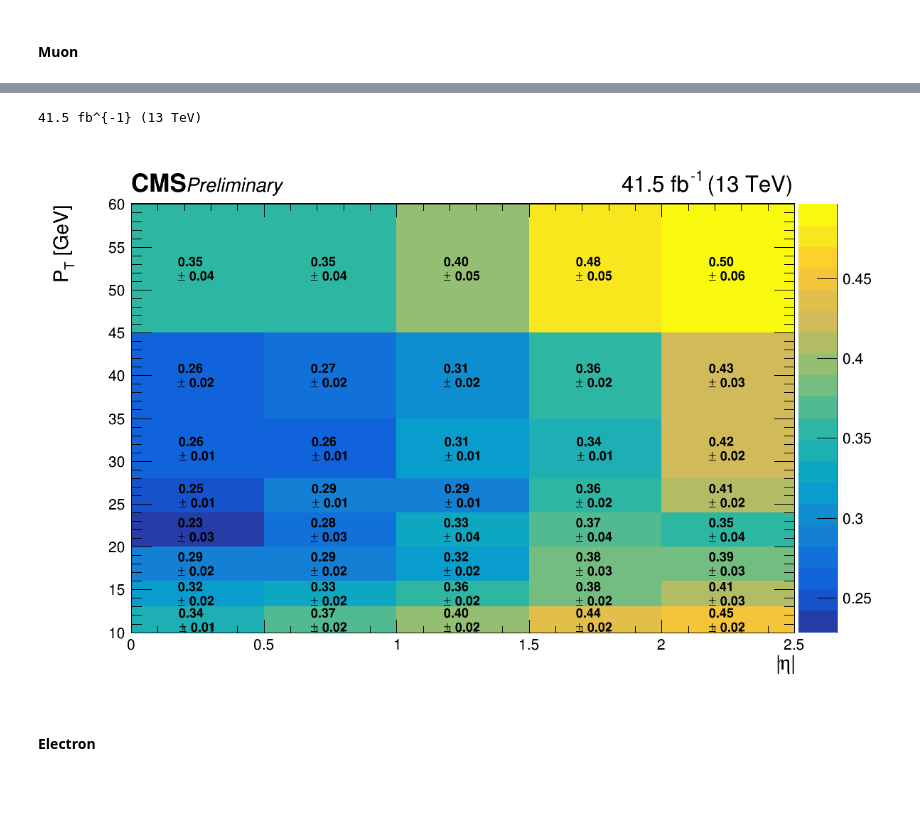
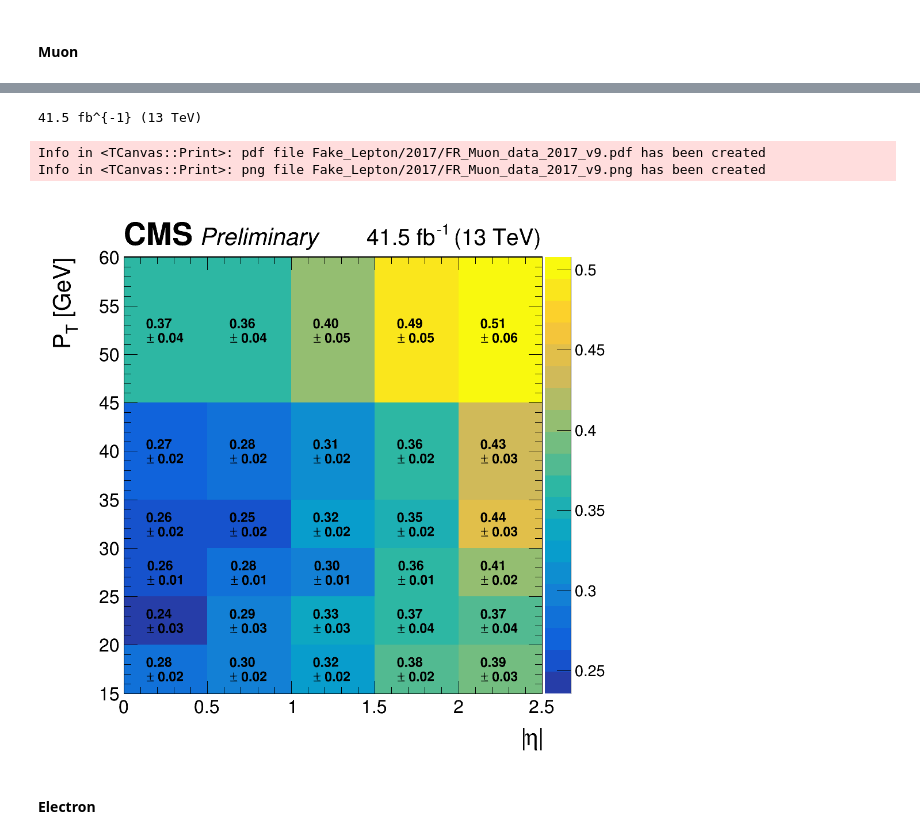
Before and after one commit to Senphy/nanoAOD-WVG, a Jupyter notebook: plot/FakeLepton_uproot_2017.ipynb, the cells around one changed output, grey strips where cells are left out. Saved outputs shown, nothing was run; the diff lists cells and outputs as text; code cells hidden in the pictures; blank space fills up the shorter version.

Commit message:
Update Plot

```diff
--- a/plot/FakeLepton_uproot_2017.ipynb
+++ b/plot/FakeLepton_uproot_2017.ipynb
@@ -1146,14 +1174,14 @@ def AddHist_FR_Mu(file, h_nume_mu, h_deno_mu, isAdd, isData, lumi_Mu8, lumi_Mu17
 # ylow = 25
 # yup = 50
 
-ybins = [10, 13, 16, 20, 24, 28, 35, 45, 60]
+ybins = [15, 20, 25, 30, 35, 45, 60]
 xbins = [.0, 0.5, 1.0, 1.5, 2.0, 2.5]
 
 from array import array
-h_deno_mu = ROOT.TH2D("","", 5, array('d',xbins), 8, array('d',ybins))
+h_deno_mu = ROOT.TH2D("","", len(xbins)-1, array('d',xbins), len(ybins)-1, array('d',ybins))
 h_deno_mu.StatOverflows(1)
 h_deno_mu.Sumw2()
-h_nume_mu = ROOT.TH2D("","", 5, array('d',xbins), 8, array('d',ybins))
+h_nume_mu = ROOT.TH2D("","", len(xbins)-1, array('d',xbins), len(ybins)-1, array('d',ybins))
 h_nume_mu.StatOverflows(1)
 h_nume_mu.Sumw2()
 
@@ -1162,18 +1190,18 @@ h_nume_mu.Sumw2()
 # AddDATA(file_DATA, h_nume_mu, h_deno_mu)
 
 file_list_Mu = [
-    '/eos/user/s/sdeng/WZG_analysis/fake_lepton_template/2017/DoubleMuon_Run2017C_0000.root',
-    '/eos/user/s/sdeng/WZG_analysis/fake_lepton_template/2017/DoubleMuon_Run2017D_0000.root',
-    '/eos/user/s/sdeng/WZG_analysis/fake_lepton_template/2017/DoubleMuon_Run2017E_0000.root',
-    '/eos/user/s/sdeng/WZG_analysis/fake_lepton_template/2017/DoubleMuon_Run2017F_0000.root',
+    '/eos/user/s/sdeng/WZG_analysis/fake_lepton_template/CR/2017/DoubleMuon_Run2017C_0000.root',
+    '/eos/user/s/sdeng/WZG_analysis/fake_lepton_template/CR/2017/DoubleMuon_Run2017D_0000.root',
+    '/eos/user/s/sdeng/WZG_analysis/fake_lepton_template/CR/2017/DoubleMuon_Run2017E_0000.root',
+    '/eos/user/s/sdeng/WZG_analysis/fake_lepton_template/CR/2017/DoubleMuon_Run2017F_0000.root',
 ]
 for file_DATA in file_list_Mu:
     AddHist_FR_Mu(file_DATA, h_nume_mu, h_deno_mu, 1, 1, 0, 0, 0)
 
 # file_MC = "/eos/user/s/sdeng/ttx/fake_lepton_template/WJetsToLNu_TuneCP5_13TeV-amcatnloFXFX-pythia8_2017.root"
-file_WJets = '/eos/user/s/sdeng/WZG_analysis/fake_lepton_template/2017/WJetsToLNu_TuneCP5_13TeV-madgraphMLM-pythia8_2017_0000.root'
-file_ZJets = '/eos/user/s/sdeng/WZG_analysis/fake_lepton_template/2017/DYJetsToLL_M-50_TuneCP5_13TeV-madgraphMLM-pythia8_2017_0000.root'
-file_ZJets2 = '/eos/user/s/sdeng/WZG_analysis/fake_lepton_template/2017/DYJetsToLL_M-10to50_TuneCP5_13TeV-madgraphMLM-pythia8_2017_0000.root'
+file_WJets = '/eos/user/s/sdeng/WZG_analysis/fake_lepton_template/CR/2017/WJetsToLNu_TuneCP5_13TeV-madgraphMLM-pythia8_2017_0000.root'
+file_ZJets = '/eos/user/s/sdeng/WZG_analysis/fake_lepton_template/CR/2017/DYJetsToLL_M-50_TuneCP5_13TeV-madgraphMLM-pythia8_2017_0000.root'
+file_ZJets2 = '/eos/user/s/sdeng/WZG_analysis/fake_lepton_template/CR/2017/DYJetsToLL_M-10to50_TuneCP5_13TeV-madgraphMLM-pythia8_2017_0000.root'
 xsec_WJets = 61526.7
 xsec_ZJets = 6077.22
 xsec_ZJets2 = 18610
@@ -1221,20 +1249,43 @@ normalized nume :17376.153779343727
 # %%
 fake_rate_mu = h_nume_mu.Clone("fake_rate_mu")
 fake_rate_mu.Divide(h_deno_mu)
 
 fake_rate_mu.SetDirectory(0)
-c1 = ROOT.TCanvas("","",1200,800)
+c1 = ROOT.TCanvas("","",1000,1000)
+c1.Draw()
 fake_rate_mu.SetStats(0)
 fake_rate_mu.SetXTitle("|#eta|")
 fake_rate_mu.SetYTitle("P_{T} [GeV]")
 fake_rate_mu.SetMarkerSize(1.3)
+
+# hist.GetYaxis().SetNdivisions(105)
+fake_rate_mu.GetYaxis().SetTitleSize(45)
+fake_rate_mu.GetYaxis().SetTitleFont(43)
+fake_rate_mu.GetYaxis().SetTitleOffset(1.40)
+fake_rate_mu.GetYaxis().SetLabelFont(43)
+fake_rate_mu.GetYaxis().SetLabelSize(35)
+
+fake_rate_mu.GetXaxis().SetTitleSize(45)
+fake_rate_mu.GetXaxis().SetTitleFont(43)
+fake_rate_mu.GetXaxis().SetTitleOffset(1.1)
+fake_rate_mu.GetXaxis().SetLabelFont(43)
+fake_rate_mu.GetXaxis().SetLabelSize(35)
+fake_rate_mu.SetStats(0)
+
 ROOT.gStyle.SetPaintTextFormat('4.2f')
 fake_rate_mu.Draw("TEXT COLZe")
-c1.Draw()
+ROOT.gStyle.SetPadRightMargin(0.12)
+lumiTextSize     = 0.4
+lumiTextOffset   = 0.2
+
+cmsTextSize      = 0.55
+cmsTextOffset    = 0.1
 CMS_lumi(c1,0,0)
-# c1.SaveAs('Fake_Lepton/2017/FR_Muon_data_2017_new.pdf')
-# c1.SaveAs('Fake_Lepton/2017/FR_Muon_data_2017_new.png')
+c1.SaveAs('Fake_Lepton/2017/FR_Muon_data_2017_v9.pdf')
+c1.SaveAs('Fake_Lepton/2017/FR_Muon_data_2017_v9.png')
 # %% [output]
 41.5 fb^{-1} (13 TeV)
+Info in <TCanvas::Print>: pdf file Fake_Lepton/2017/FR_Muon_data_2017_v9.pdf has been created
+Info in <TCanvas::Print>: png file Fake_Lepton/2017/FR_Muon_data_2017_v9.png has been created
-[figure, old version]
+[figure, new version]
 # %%
```
Also changed, not shown: parts of 11 cells of this notebook, 9 other files.
